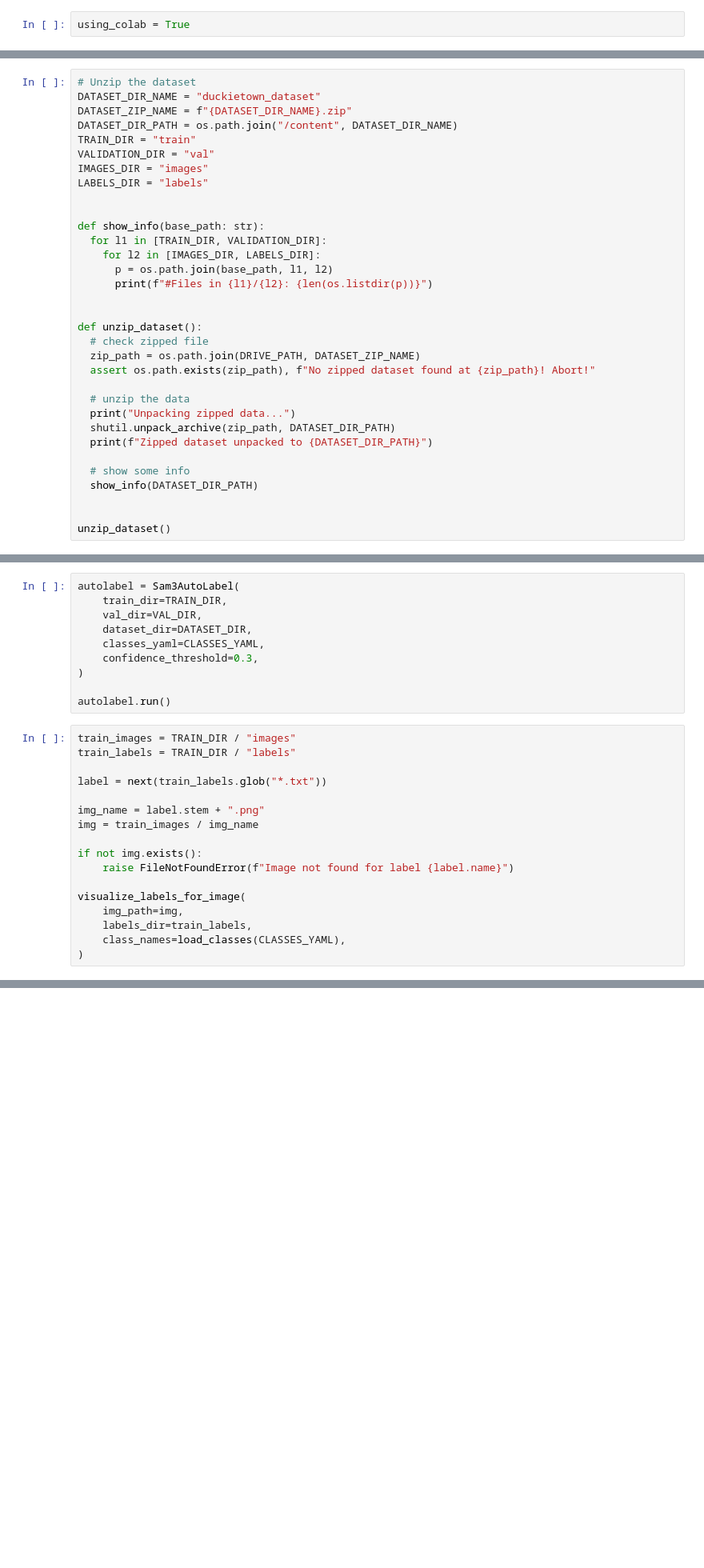
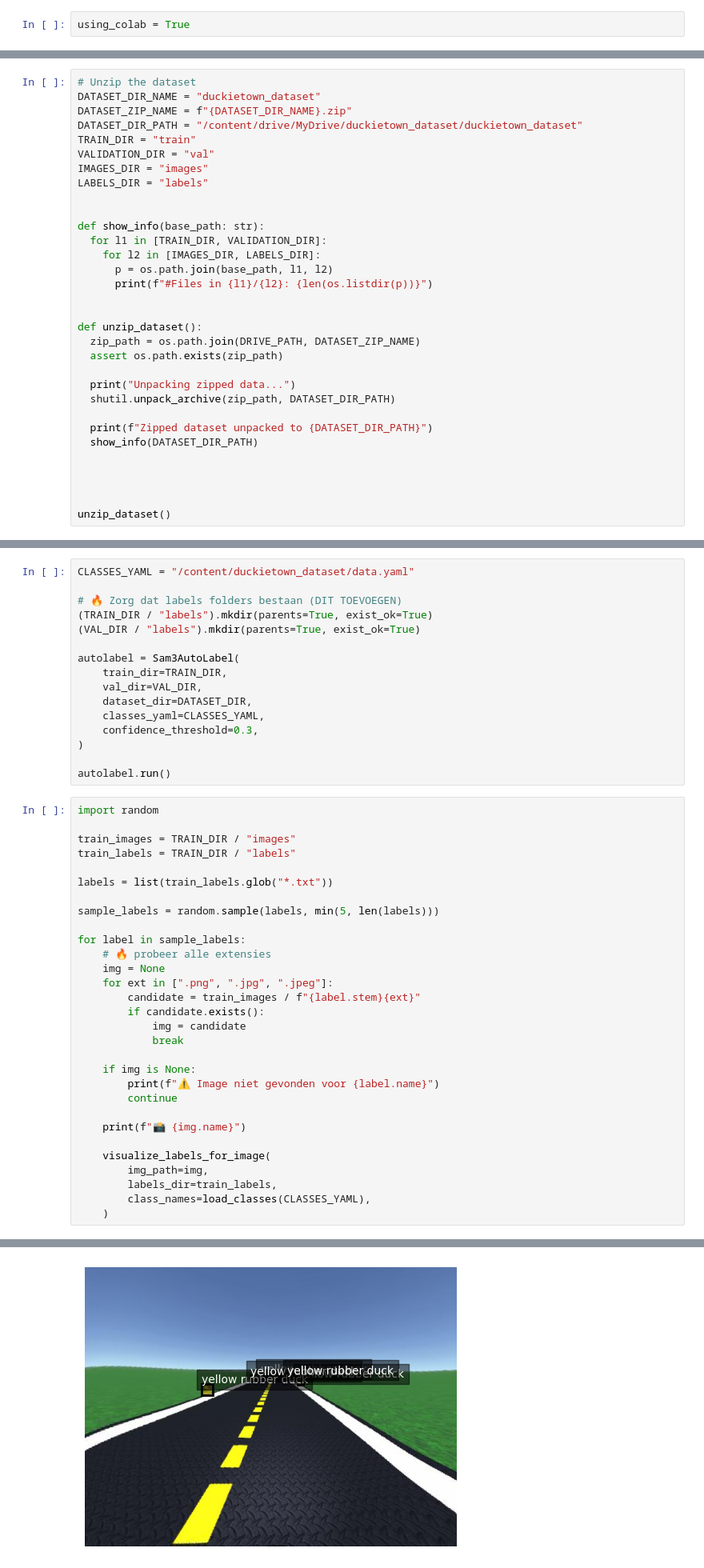
Before and after one commit to Tizianovdzwet/selfdriving_portfolio, a Jupyter notebook: Mainv2.ipynb, the cells around one changed output, grey strips where cells are left out. Shown at 80% size. Drawn from its saved outputs; the diff is of its cells as text; blank space fills up the shorter version.

Commit message:
Colab code labelen, model runnen, model opslaan

```diff
--- a/Mainv2.ipynb
+++ b/Mainv2.ipynb
@@ -41,7 +79,7 @@ DRIVE_PATH = "/content/drive/MyDrive" #update the path with the location of zipf
 # Unzip the dataset
 DATASET_DIR_NAME = "duckietown_dataset"
 DATASET_ZIP_NAME = f"{DATASET_DIR_NAME}.zip"
-DATASET_DIR_PATH = os.path.join("/content", DATASET_DIR_NAME)
+DATASET_DIR_PATH = "/content/drive/MyDrive/duckietown_dataset/duckietown_dataset"
 TRAIN_DIR = "train"
 VALIDATION_DIR = "val"
 IMAGES_DIR = "images"
@@ -56,17 +94,16 @@ def show_info(base_path: str):
 
 
 def unzip_dataset():
-  # check zipped file
   zip_path = os.path.join(DRIVE_PATH, DATASET_ZIP_NAME)
-  assert os.path.exists(zip_path), f"No zipped dataset found at {zip_path}! Abort!"
+  assert os.path.exists(zip_path)
 
-  # unzip the data
   print("Unpacking zipped data...")
   shutil.unpack_archive(zip_path, DATASET_DIR_PATH)
+
   print(f"Zipped dataset unpacked to {DATASET_DIR_PATH}")
-
-  # show some info
   show_info(DATASET_DIR_PATH)
 
 
+
+
 unzip_dataset()
@@ -269,6 +329,12 @@ def visualize_labels_for_image(img_path: Path, labels_dir: Path, class_names=Non
   else:
     plt.show()
 # %%
+CLASSES_YAML = "/content/duckietown_dataset/data.yaml"
+
+# 🔥 Zorg dat labels folders bestaan (DIT TOEVOEGEN)
+(TRAIN_DIR / "labels").mkdir(parents=True, exist_ok=True)
+(VAL_DIR / "labels").mkdir(parents=True, exist_ok=True)
+
 autolabel = Sam3AutoLabel(
     train_dir=TRAIN_DIR,
     val_dir=VAL_DIR,
@@ -279,19 +345,33 @@ autolabel = Sam3AutoLabel(
 
 autolabel.run()
 # %%
+import random
+
 train_images = TRAIN_DIR / "images"
 train_labels = TRAIN_DIR / "labels"
 
-label = next(train_labels.glob("*.txt"))
+labels = list(train_labels.glob("*.txt"))
 
-img_name = label.stem + ".png"
-img = train_images / img_name
+sample_labels = random.sample(labels, min(5, len(labels)))
 
-if not img.exists():
-    raise FileNotFoundError(f"Image not found for label {label.name}")
+for label in sample_labels:
+    # 🔥 probeer alle extensies
+    img = None
+    for ext in [".png", ".jpg", ".jpeg"]:
+        candidate = train_images / f"{label.stem}{ext}"
+        if candidate.exists():
+            img = candidate
+            break
 
-visualize_labels_for_image(
-    img_path=img,
-    labels_dir=train_labels,
-    class_names=load_classes(CLASSES_YAML),
-)
+    if img is None:
+        print(f"⚠️ Image niet gevonden voor {label.name}")
+        continue
+
+    print(f"📸 {img.name}")
+
+    visualize_labels_for_image(
+        img_path=img,
+        labels_dir=train_labels,
+        class_names=load_classes(CLASSES_YAML),
+    )
+# %% [output]
@@ -297,0 +379 @@ visualize_labels_for_image(
+[figure, added]
```
Also changed, not shown: parts of 25 cells of this notebook.
